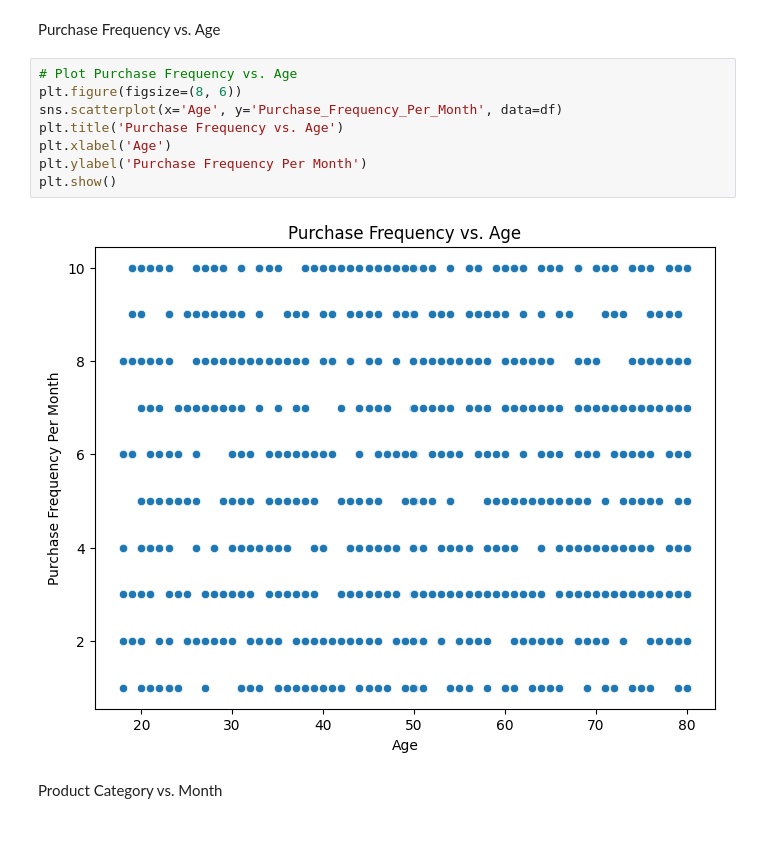
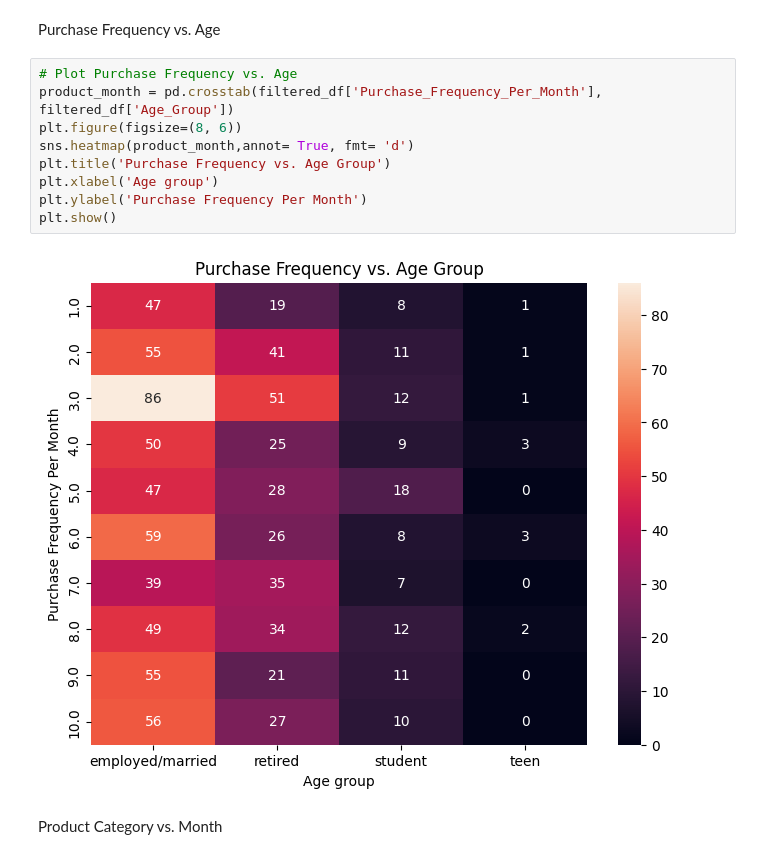
Before and after one commit to its-hasaan/Imtiaz-Mart-Customer-Behavior-Analysis-Predictive-Modeling, a Jupyter notebook: Projectfile.ipynb, the cells around one changed output. Saved outputs shown, nothing was run; the diff lists cells and outputs as text.

```diff
--- a/Projectfile.ipynb
+++ b/Projectfile.ipynb
@@ -398,14 +396,15 @@ plt.show()
 Purchase Frequency vs. Age
 # %%
 # Plot Purchase Frequency vs. Age
+product_month = pd.crosstab(filtered_df['Purchase_Frequency_Per_Month'], filtered_df['Age_Group'])
 plt.figure(figsize=(8, 6))
-sns.scatterplot(x='Age', y='Purchase_Frequency_Per_Month', data=df)
-plt.title('Purchase Frequency vs. Age')
-plt.xlabel('Age')
+sns.heatmap(product_month,annot= True, fmt= 'd')
+plt.title('Purchase Frequency vs. Age Group')
+plt.xlabel('Age group')
 plt.ylabel('Purchase Frequency Per Month')
 plt.show()
 # %% [output]
-[figure, old version]
+[figure, new version]
 # %% [markdown]
 Product Category vs. Month
 # %%
```
Also changed, not shown: parts of 6 cells of this notebook.
